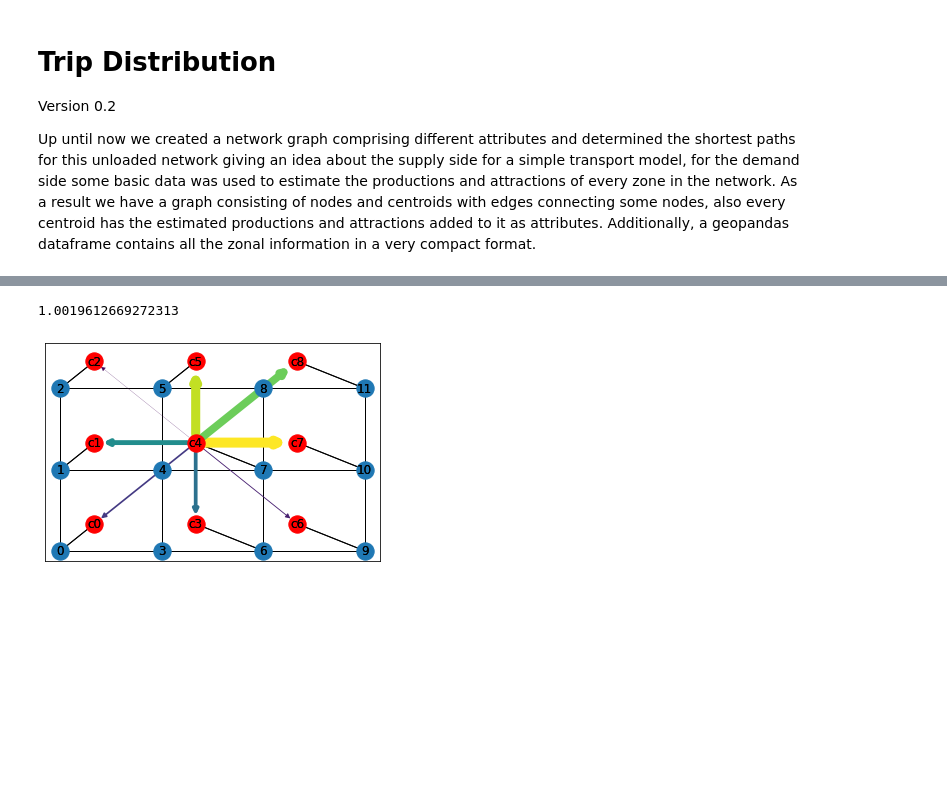
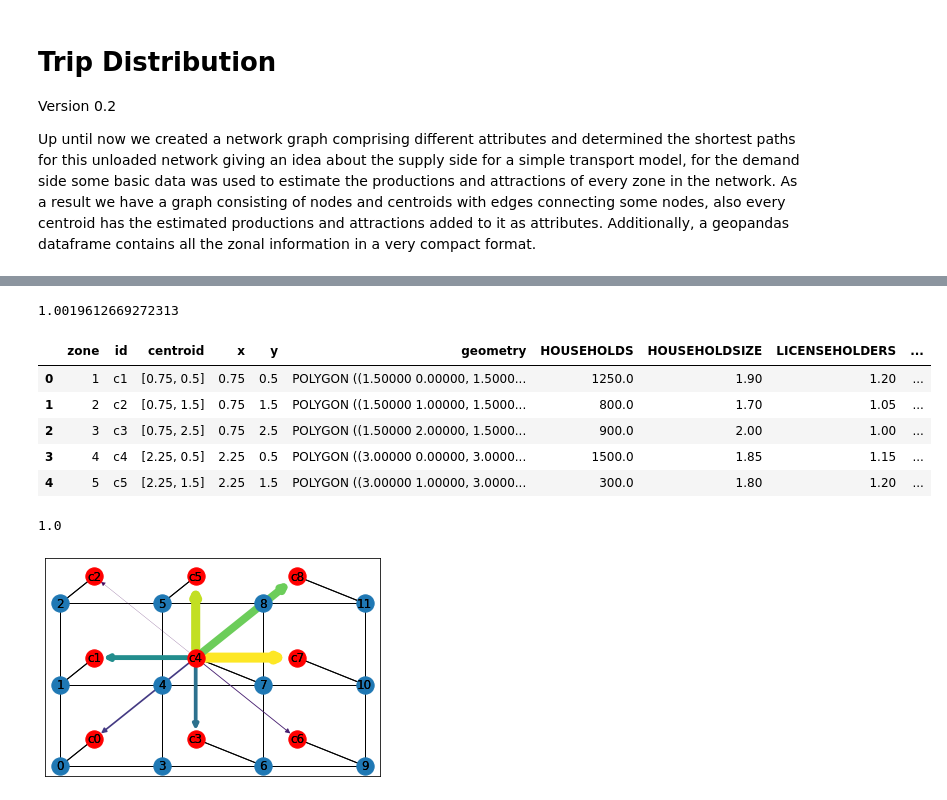
Before and after one commit to mechipas/trafficeng, a Jupyter notebook: Trip Distribution.ipynb, the cells around one changed output, grey strips where cells are left out. Drawn from its saved outputs; the diff is of its cells as text; code cells hidden in the pictures; blank space fills up the shorter version.

```diff
--- a/Trip Distribution.ipynb
+++ b/Trip Distribution.ipynb
@@ -28,8 +33,22 @@ with open('zones_tg', 'rb') as a:
+# %%
+# write code here
+def balance_demand(gdf, )
+# %% [output]
+1.0019612669272313
 # %%
-# Balancing is needed
-zones.P.sum()/zones.A.sum()
+zones = zones.assign(A_bal=zones.A*zones.P.sum()/zones.A.sum())
+zones.head()
 # %% [output]
-1.0019612669272313
+|  | zone | id | centroid | x | y | geometry | HOUSEHOLDS | HOUSEHOLDSIZE | LICENSEHOLDERS | ... |
+| 0 | 1 | c1 | [0.75, 0.5] | 0.75 | 0.5 | POLYGON ((1.50000 0.00000, 1.5000... | 1250.0 | 1.90 | 1.20 | ... |
+| 1 | 2 | c2 | [0.75, 1.5] | 0.75 | 1.5 | POLYGON ((1.50000 1.00000, 1.5000... | 800.0 | 1.70 | 1.05 | ... |
+| 2 | 3 | c3 | [0.75, 2.5] | 0.75 | 2.5 | POLYGON ((1.50000 2.00000, 1.5000... | 900.0 | 2.00 | 1.00 | ... |
+| 3 | 4 | c4 | [2.25, 0.5] | 2.25 | 0.5 | POLYGON ((3.00000 0.00000, 3.0000... | 1500.0 | 1.85 | 1.15 | ... |
+| 4 | 5 | c5 | [2.25, 1.5] | 2.25 | 1.5 | POLYGON ((3.00000 1.00000, 3.0000... | 300.0 | 1.80 | 1.20 | ... |
+# %%
+zones.P.sum()/zones.A_bal.sum()
+# %% [output]
+1.0
 # %%
 def construct_skim(graph, number_of_centroids, weight='travel_time'):
     skm = np.zeros((number_of_centroids, number_of_centroids))
```
Also changed, not shown: parts of 1 cell of this notebook, 3 other files.
